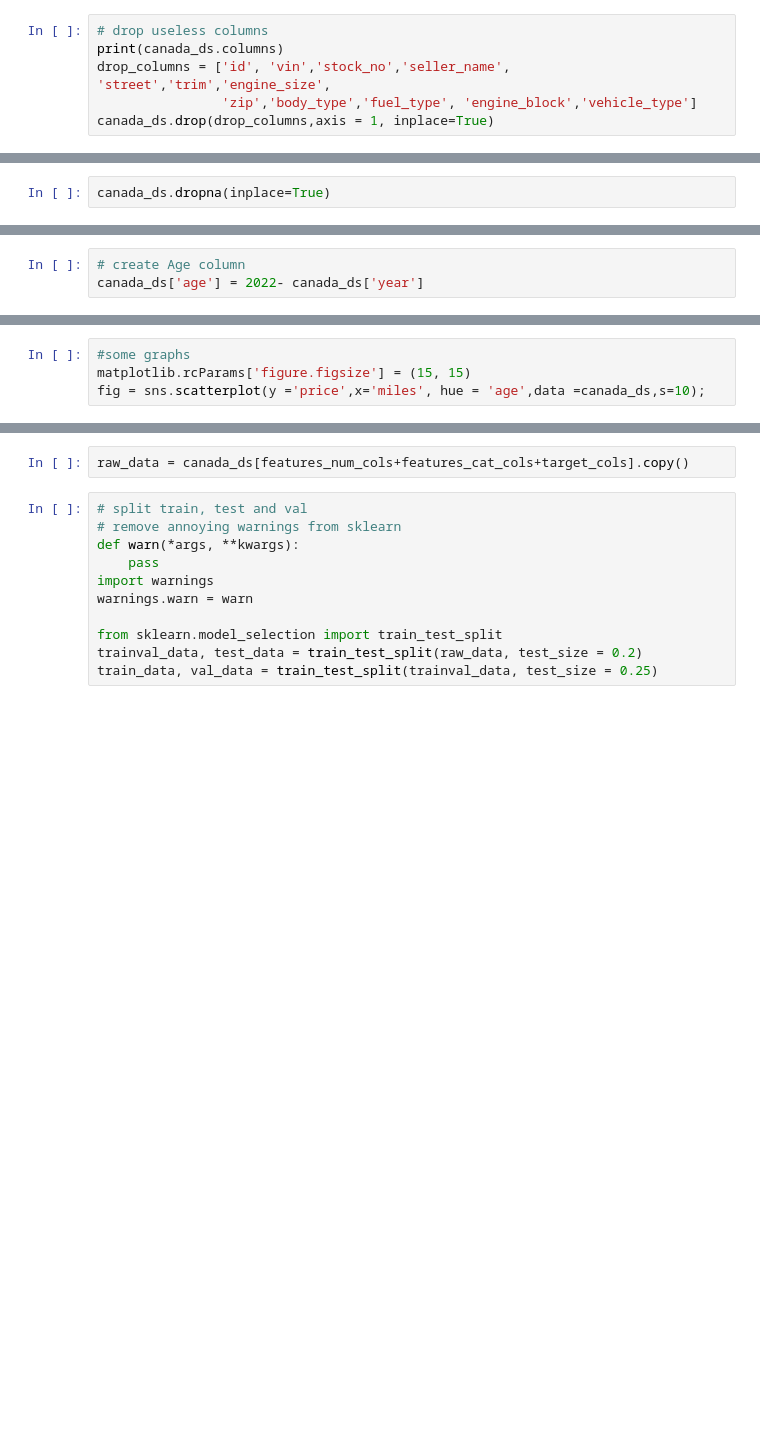
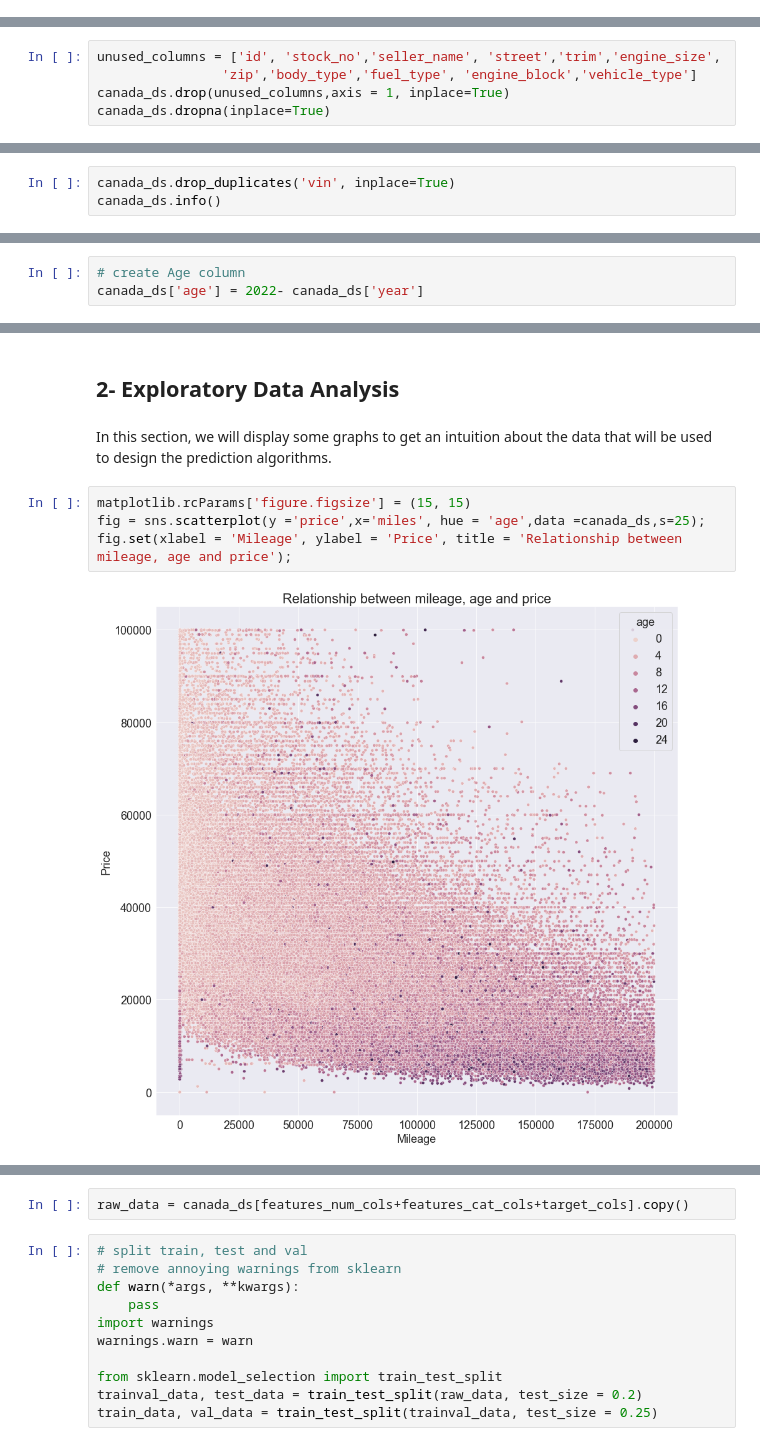
Before and after one commit to zaitrik/used_cars_prices, a Jupyter notebook: used_cars_prices.ipynb, the cells around one changed output, grey strips where cells are left out. Cells and saved outputs as stored; diff of their text form; blank space fills up the shorter version.

Commit message:
intro+EDA done, prepapre DATA+ML to do

```diff
--- a/used_cars_prices.ipynb
+++ b/used_cars_prices.ipynb
@@ -33,6 +45,0 @@ canada_ds.head(3)
-# %%
-# drop useless columns
-print(canada_ds.columns)
-drop_columns = ['id', 'vin','stock_no','seller_name', 'street','trim','engine_size',
-                'zip','body_type','fuel_type', 'engine_block','vehicle_type']
-canada_ds.drop(drop_columns,axis = 1, inplace=True)
@@ -42,0 +92,5 @@ canada_ds.isna().sum()
+# %%
+unused_columns = ['id', 'stock_no','seller_name', 'street','trim','engine_size',
+                'zip','body_type','fuel_type', 'engine_block','vehicle_type']
+canada_ds.drop(unused_columns,axis = 1, inplace=True)
+canada_ds.dropna(inplace=True)
@@ -43,2 +99,3 @@ canada_ds.isna().sum()
 # %%
-canada_ds.dropna(inplace=True)
+canada_ds.drop_duplicates('vin', inplace=True)
+canada_ds.info()
@@ -64,4 +189,10 @@ canada_ds
+# %% [markdown]
+## 2- Exploratory Data Analysis
+# %% [markdown]
+In this section, we will display some graphs to get an intuition about the data that will be used to design the prediction algorithms.
 # %%
-#some graphs
 matplotlib.rcParams['figure.figsize'] = (15, 15)
-fig = sns.scatterplot(y ='price',x='miles', hue = 'age',data =canada_ds,s=10);
+fig = sns.scatterplot(y ='price',x='miles', hue = 'age',data =canada_ds,s=25);
+fig.set(xlabel = 'Mileage', ylabel = 'Price', title = 'Relationship between mileage, age and price');
+# %% [output]
+[figure, added]
```
Also changed, not shown: parts of 61 cells of this notebook.
